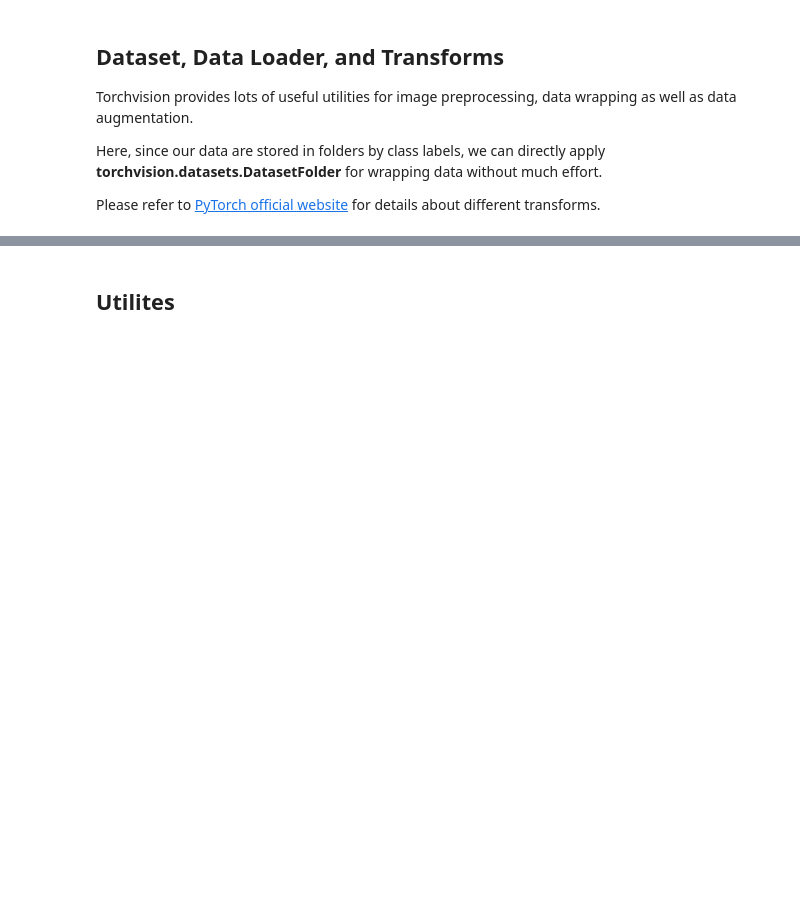
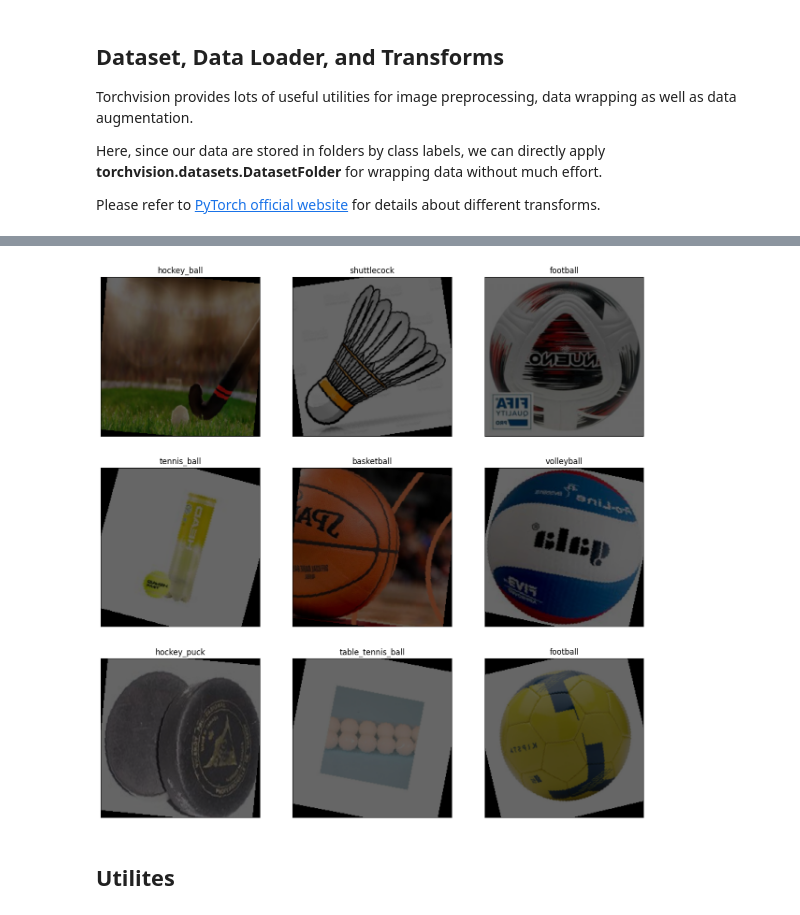
Before and after one commit to lucas6028/machine-learning, a Jupyter notebook: CNN/sports_balls.ipynb, the cells around one changed output, grey strips where cells are left out. Saved outputs shown, nothing was run; the diff lists cells and outputs as text; code cells hidden in the pictures; blank space fills up the shorter version.

```diff
--- a/CNN/sports_balls.ipynb
+++ b/CNN/sports_balls.ipynb
@@ -57,9 +60,9 @@ def ensure_three_channels(img):
 train_tfm = transforms.Compose([
     # Resize the image into a fixed shape (height = width = 128)
     transforms.Lambda(ensure_three_channels),
-    transforms.Resize((128, 128)),
+    transforms.Resize((224, 224)),
     transforms.RandomHorizontalFlip(p=0.5),
-    transforms.RandomVerticalFlip(p=0.5),
+    # transforms.RandomVerticalFlip(p=0.5),
     transforms.RandomRotation(15),
     # ToTensor() should be the last one of the transforms.
     transforms.ToTensor(),
@@ -69,7 +72,7 @@ train_tfm = transforms.Compose([
 # All we need here is to resize the PIL image and transform it into Tensor.
 test_tfm = transforms.Compose([
     transforms.Lambda(ensure_three_channels),
-    transforms.Resize((128, 128)),
+    transforms.Resize((224, 224)),
     transforms.ToTensor(),
 ])
 # %%
@@ -92,3 +132,21 @@ test_loader = DataLoader(test_set, batch_size=batch_size, shuffle=False)
+# %%
+plot_loader = DataLoader(train_set, batch_size=batch_size, shuffle=True)
+
+# Visualise some examples
+plt.figure(figsize=(15,15))
+for i in range(9):
+    ax = plt.subplot(3,3,i+1)
+    ax.grid(False)
+    ax.get_xaxis().set_visible(False)
+    ax.get_yaxis().set_visible(False)
+    batch = next(iter(plot_loader))
+    label = int(batch[1].numpy()[0])
+    image = np.transpose(batch[0][0].numpy(), (1, 2, 0))/2.5
+    plt.imshow(image)
+    plt.title(classes[label])
+plt.show()
+# %% [output]
+[figure, added]
 # %% [markdown]
 ## Utilites
 # %%
```
Also changed, not shown: parts of 13 cells of this notebook.
